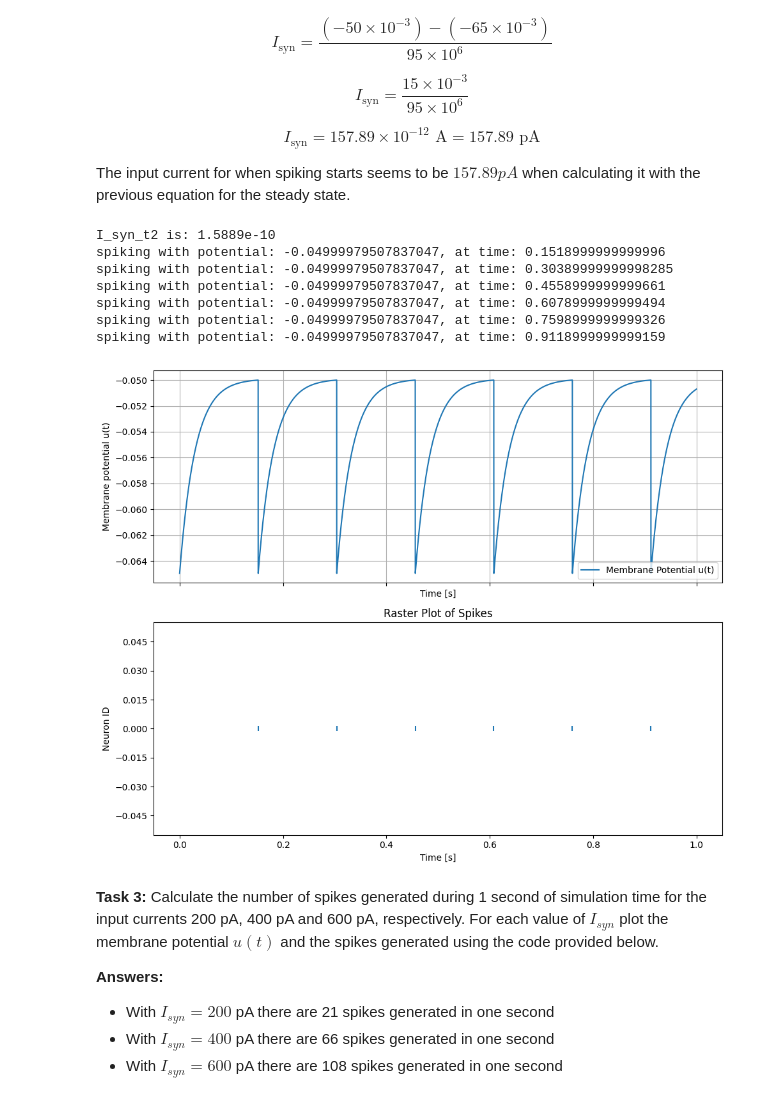
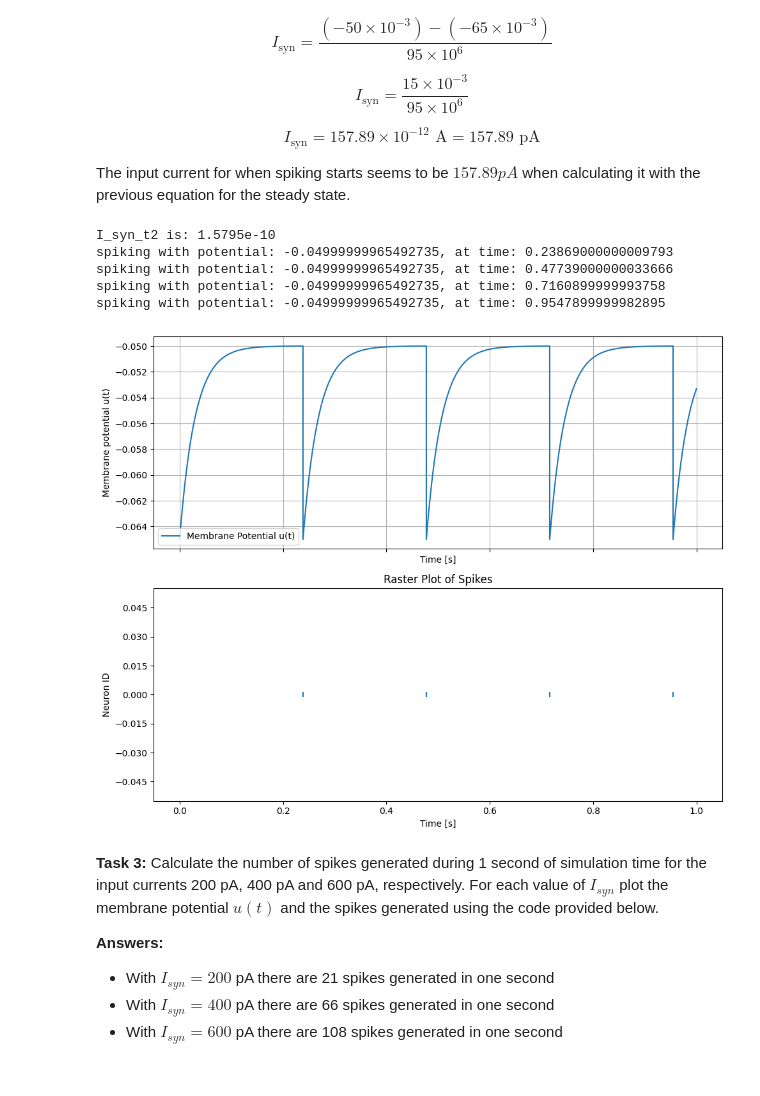
Before and after one commit to jacomoel/d7046e, a Jupyter notebook: exercises/SNN-Exercise-1.ipynb, the cells around one changed output. Saved outputs shown, nothing was run; the diff lists cells and outputs as text; code cells hidden in the pictures.

```diff
--- a/exercises/SNN-Exercise-1.ipynb
+++ b/exercises/SNN-Exercise-1.ipynb
@@ -220,7 +220,10 @@ The input current for when spiking starts seems to be $157.89 pA$ when calculati
 # Code for Task 2
 
 #I_syn_t2 = (u_thres - u_i[1]) / R
-I_syn_t2 = 158.89e-12
+#I_syn_t2 = 157.89e-12
+#I_syn_t2 = 157.9e-12
+I_syn_t2 = 157.95e-12
+
 print("I_syn_t2 is:", I_syn_t2) # Answer
 
 # Neuron identifier, only one neuron in this simulation
@@ -247,41 +250,39 @@ while t <= 1:
     if u >= u_thres :
         print(f"spiking with potential: {u}, at time: {t}")
         t_spike.append(t)    # spike time
         n_spike.append(n_id) # neuron ID
         u = u_reset          # when a neuron potential reaches the threshold, fire then reset ?
 
     # Timestep completed
     t_i.append(t)
     t += dt
 
 # Create figure with two subplots
 fig, (ax1, ax2) = plt.subplots(2, 1, figsize=(10, 8), sharex=True)
 
 # Plot membrane potential over time
 ax1.plot(t_i, u_i, label="Membrane Potential u(t)")
 ax1.set(xlabel="Time [s]", ylabel="Membrane potential u(t)")
 ax1.grid()
 ax1.legend()
 
 # Plot raster plot of spikes
 rasterplot(ax2, t_spike, n_spike, "Time [s]", "Neuron ID")
 ax2.set_title("Raster Plot of Spikes")
 
 # Ensure the time axis of both plots are aligned
 ax2.set_xlim(ax1.get_xlim())
 
 # Show the plots
 plt.tight_layout()
 plt.show()
 # %% [output]
-I_syn_t2 is: 1.5889e-10
-spiking with potential: -0.04999979507837047, at time: 0.1518999999999996
-spiking with potential: -0.04999979507837047, at time: 0.30389999999998285
-spiking with potential: -0.04999979507837047, at time: 0.4558999999999661
-spiking with potential: -0.04999979507837047, at time: 0.6078999999999494
-spiking with potential: -0.04999979507837047, at time: 0.7598999999999326
-spiking with potential: -0.04999979507837047, at time: 0.9118999999999159
+I_syn_t2 is: 1.5795e-10
+spiking with potential: -0.04999999965492735, at time: 0.23869000000009793
+spiking with potential: -0.04999999965492735, at time: 0.47739000000033666
+spiking with potential: -0.04999999965492735, at time: 0.7160899999993758
+spiking with potential: -0.04999999965492735, at time: 0.9547899999982895
-[figure, old version]
+[figure, new version]
 # %% [markdown]
 **Task 3:** Calculate the number of spikes generated during 1 second of simulation time for the input currents 200 pA, 400 pA and 600 pA, respectively. For each value of $I_{syn}$ plot the membrane potential $u(t)$ and the spikes generated using the code provided below.
 
```
Also changed, not shown: parts of 4 cells of this notebook.
